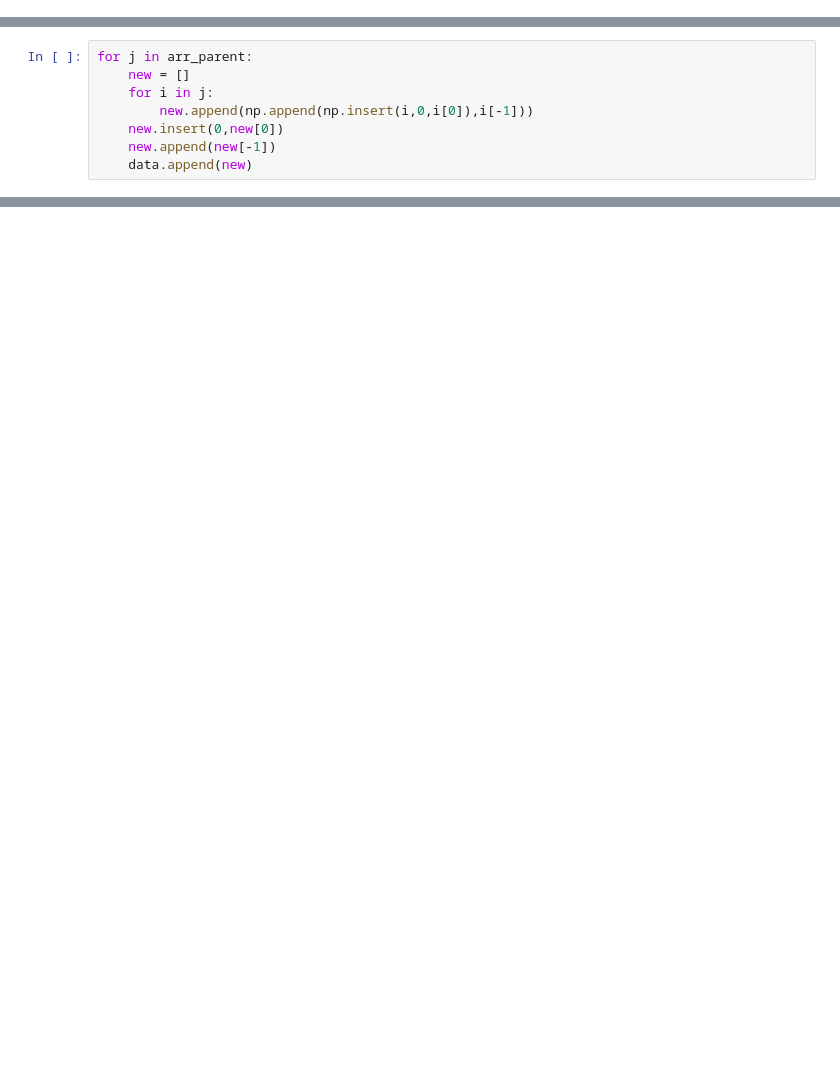
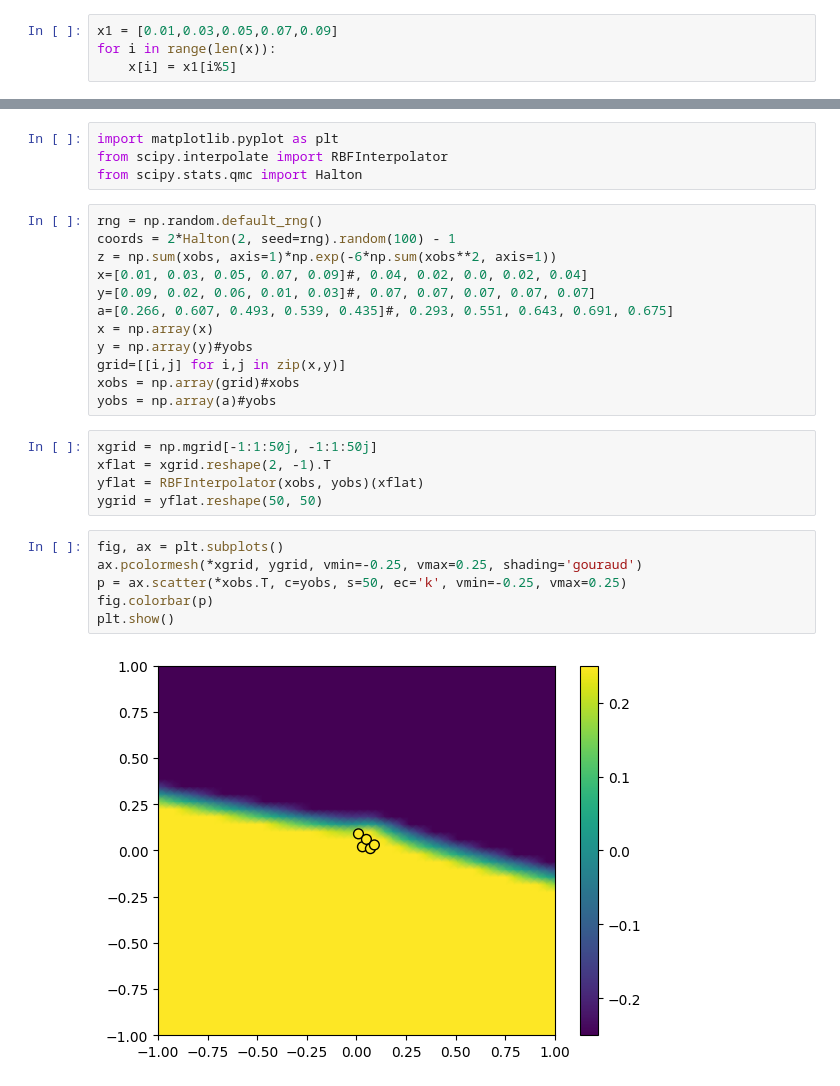
Before and after one commit to iliodium/data_base_sql, a Jupyter notebook: Untitled.ipynb, the cells around one changed output, grey strips where cells are left out. Saved outputs shown, nothing was run; the diff lists cells and outputs as text; blank space fills up the shorter version.

```diff
--- a/Untitled.ipynb
+++ b/Untitled.ipynb
@@ -1,2 +5,6 @@
+# %%
+x1 = [0.01,0.03,0.05,0.07,0.09]
+for i in range(len(x)):
+    x[i] = x1[i%5]
 # %%
 import numpy as np
@@ -35,8 +12,0 @@ data = []
-# %%
-for j in arr_parent:
-    new = []
-    for i in j:
-        new.append(np.append(np.insert(i,0,i[0]),i[-1]))
-    new.insert(0,new[0])
-    new.append(new[-1])
-    data.append(new)
@@ -79,0 +94,29 @@ new
+# %%
+import matplotlib.pyplot as plt
+from scipy.interpolate import RBFInterpolator
+from scipy.stats.qmc import Halton
+# %%
+rng = np.random.default_rng()
+coords = 2*Halton(2, seed=rng).random(100) - 1
+z = np.sum(xobs, axis=1)*np.exp(-6*np.sum(xobs**2, axis=1))
+x=[0.01, 0.03, 0.05, 0.07, 0.09]#, 0.04, 0.02, 0.0, 0.02, 0.04]
+y=[0.09, 0.02, 0.06, 0.01, 0.03]#, 0.07, 0.07, 0.07, 0.07, 0.07]
+a=[0.266, 0.607, 0.493, 0.539, 0.435]#, 0.293, 0.551, 0.643, 0.691, 0.675]
+x = np.array(x)
+y = np.array(y)#yobs
+grid=[[i,j] for i,j in zip(x,y)]
+xobs = np.array(grid)#xobs
+yobs = np.array(a)#yobs
+# %%
+xgrid = np.mgrid[-1:1:50j, -1:1:50j]
+xflat = xgrid.reshape(2, -1).T
+yflat = RBFInterpolator(xobs, yobs)(xflat)
+ygrid = yflat.reshape(50, 50)
+# %%
+fig, ax = plt.subplots()
+ax.pcolormesh(*xgrid, ygrid, vmin=-0.25, vmax=0.25, shading='gouraud')
+p = ax.scatter(*xobs.T, c=yobs, s=50, ec='k', vmin=-0.25, vmax=0.25)
+fig.colorbar(p)
+plt.show()
+# %% [output]
+[figure, added]
```
Also changed, not shown: parts of 10 cells of this notebook, 1 other file.
